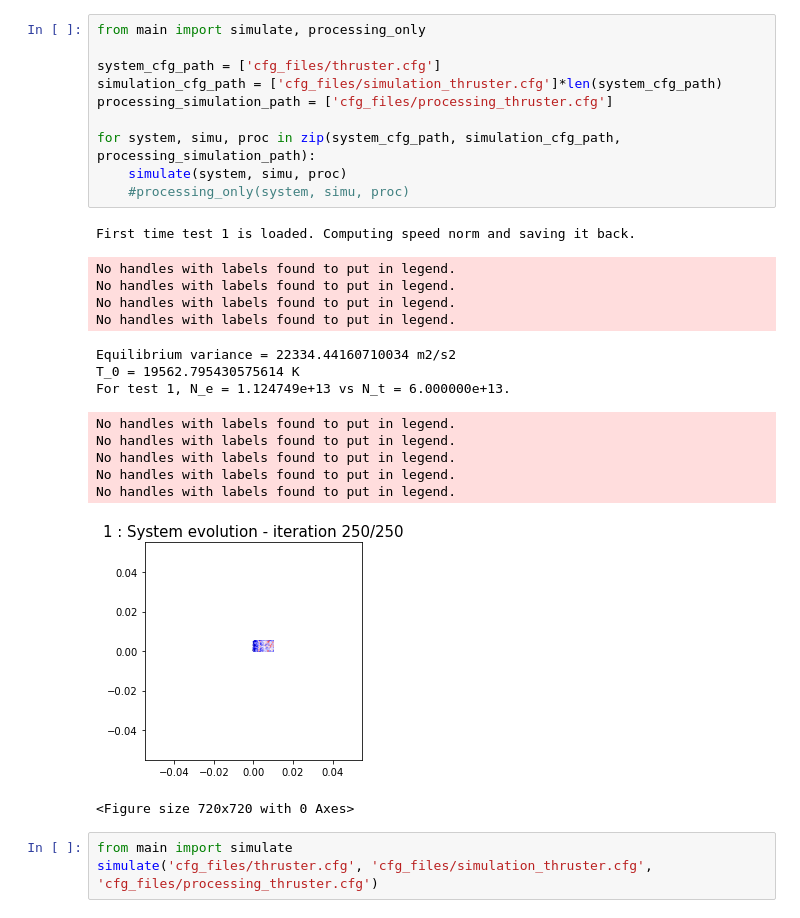
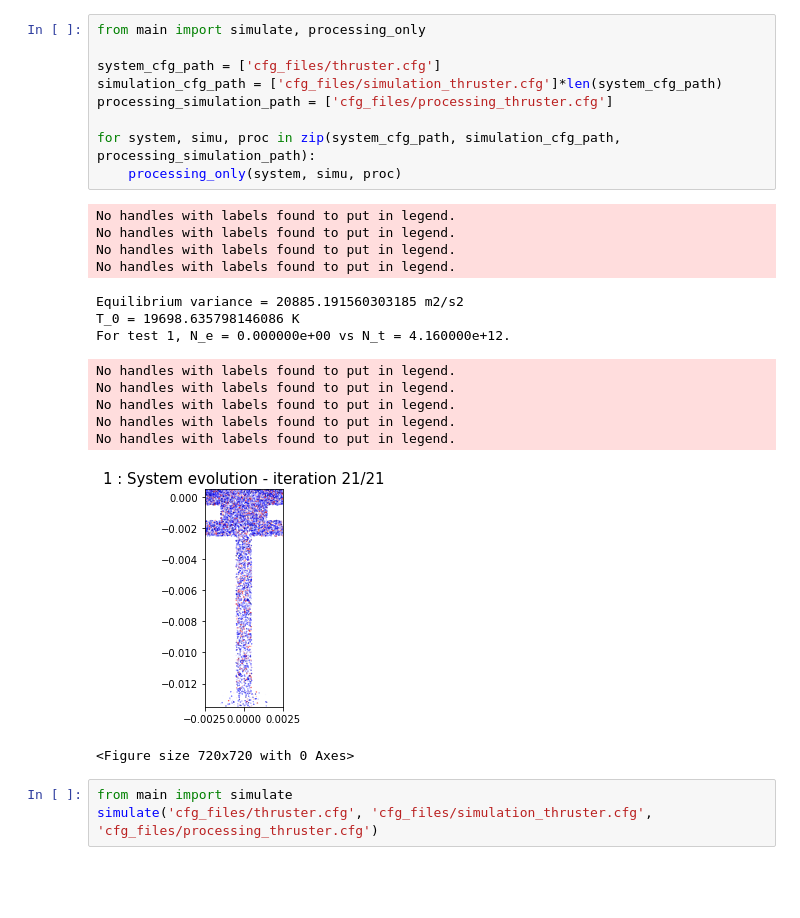
Before and after one commit to PaulCalot/neutralisation-faisceau-ions-negatifs-propulsion-satellite, a Jupyter notebook: main.ipynb, the cells around one changed output. Saved outputs shown, nothing was run; the diff lists cells and outputs as text; blank space fills up the shorter version.

```diff
--- a/main.ipynb
+++ b/main.ipynb
@@ -24,29 +36,27 @@ pprint(get_size(dx,dy,n))
 # %%
 from main import simulate, processing_only
 
 system_cfg_path = ['cfg_files/thruster.cfg']
 simulation_cfg_path = ['cfg_files/simulation_thruster.cfg']*len(system_cfg_path)
 processing_simulation_path = ['cfg_files/processing_thruster.cfg']
 
 for system, simu, proc in zip(system_cfg_path, simulation_cfg_path, processing_simulation_path):
-    simulate(system, simu, proc)
-    #processing_only(system, simu, proc)
+    processing_only(system, simu, proc)
 # %% [output]
-First time test 1 is loaded. Computing speed norm and saving it back.
+No handles with labels found to put in legend.
+No handles with labels found to put in legend.
+No handles with labels found to put in legend.
+No handles with labels found to put in legend.
-No handles with labels found to put in legend.
-No handles with labels found to put in legend.
-No handles with labels found to put in legend.
-No handles with labels found to put in legend.
+Equilibrium variance = 20885.191560303185 m2/s2
+T_0 = 19698.635798146086 K
+For test 1, N_e = 0.000000e+00 vs N_t = 4.160000e+12.
-Equilibrium variance = 22334.44160710034 m2/s2
-T_0 = 19562.795430575614 K
-For test 1, N_e = 1.124749e+13 vs N_t = 6.000000e+13.
+No handles with labels found to put in legend.
+No handles with labels found to put in legend.
+No handles with labels found to put in legend.
+No handles with labels found to put in legend.
+No handles with labels found to put in legend.
+[figure, new version]
-No handles with labels found to put in legend.
-No handles with labels found to put in legend.
-No handles with labels found to put in legend.
-No handles with labels found to put in legend.
-No handles with labels found to put in legend.
+<Figure size 720x720 with 0 Axes>
-[figure, old version]
-<Figure size 720x720 with 0 Axes>
 # %%
 from main import simulate
 simulate('cfg_files/thruster.cfg', 'cfg_files/simulation_thruster.cfg', 'cfg_files/processing_thruster.cfg')
```
Also changed, not shown: parts of 3 cells of this notebook, 20 other files.
